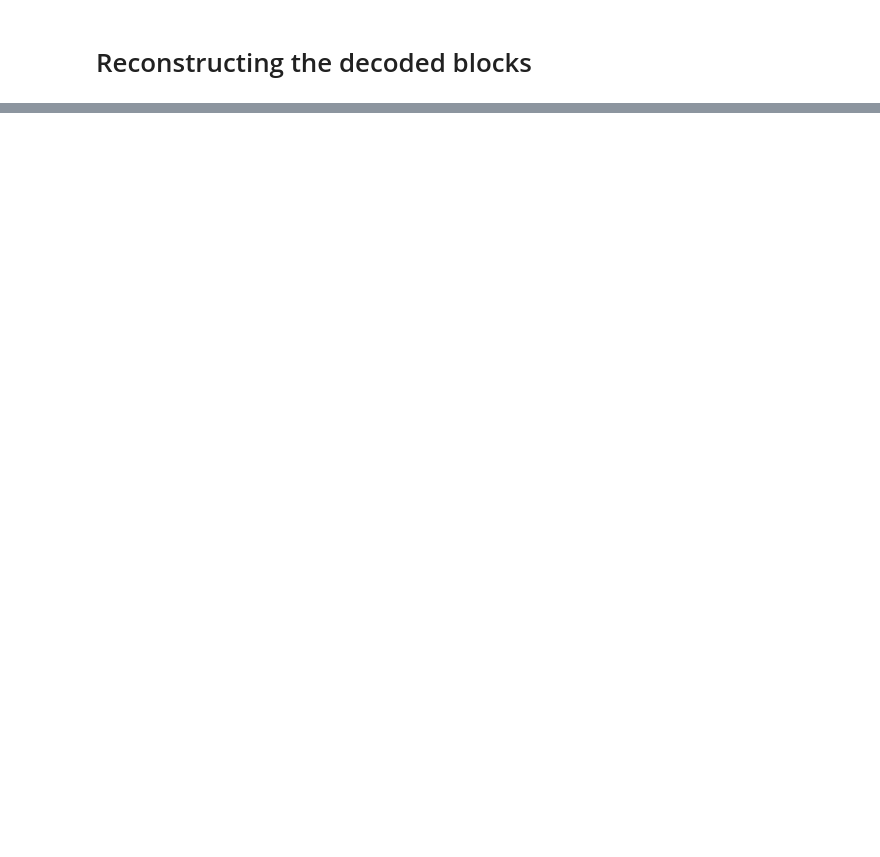
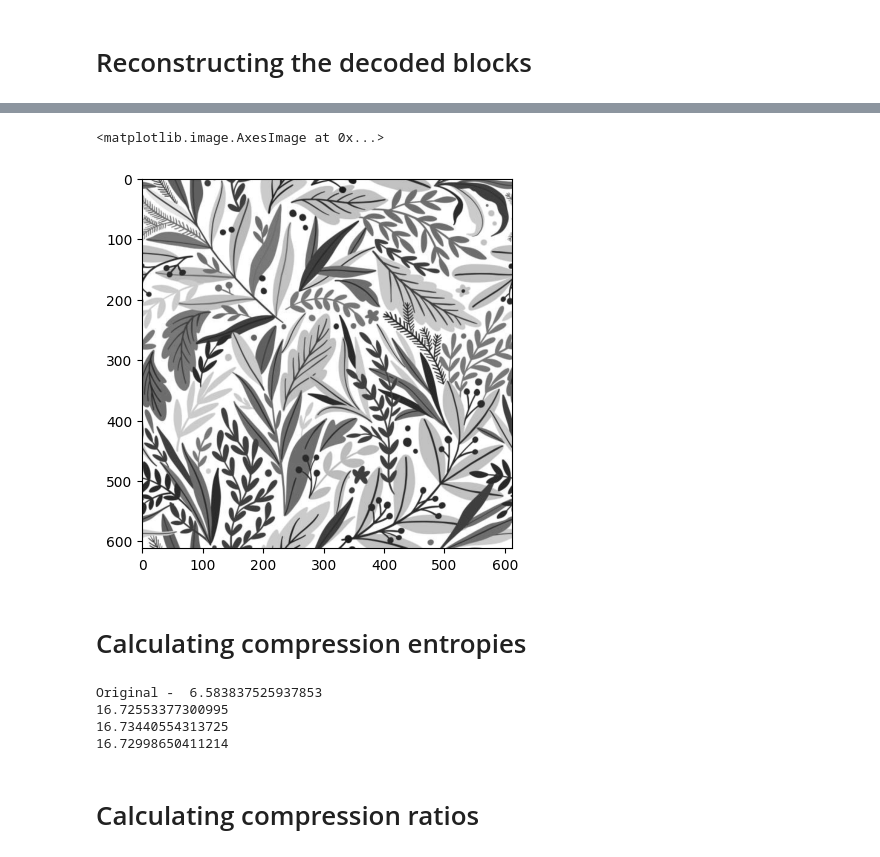
Before and after one commit to MilanBandara/video-codec, a Jupyter notebook: image_compression.ipynb, the cells around one changed output, grey strips where cells are left out. Drawn from its saved outputs; the diff is of its cells as text; code cells hidden in the pictures; blank space fills up the shorter version.

```diff
--- a/image_compression.ipynb
+++ b/image_compression.ipynb
@@ -523,0 +467,19 @@ plt.imshow(reconstructed_low,cmap='gray')
+# %%
+plt.imshow(image_array,cmap='gray')
+# %% [output]
+<matplotlib.image.AxesImage at 0x...>
+[figure, added]
+# %% [markdown]
+# Calculating compression entropies
+# %%
+print("Original - ",get_entropy(image_array))
+print(get_entropy(reconstructed_high))
+print(get_entropy(reconstructed_mid))
+print(get_entropy(reconstructed_low))
+# %% [output]
+Original -  6.583837525937853
+16.72553377300995
+16.73440554313725
+16.72998650411214
+# %% [markdown]
+# Calculating compression ratios
```
Also changed, not shown: parts of 39 cells of this notebook.
